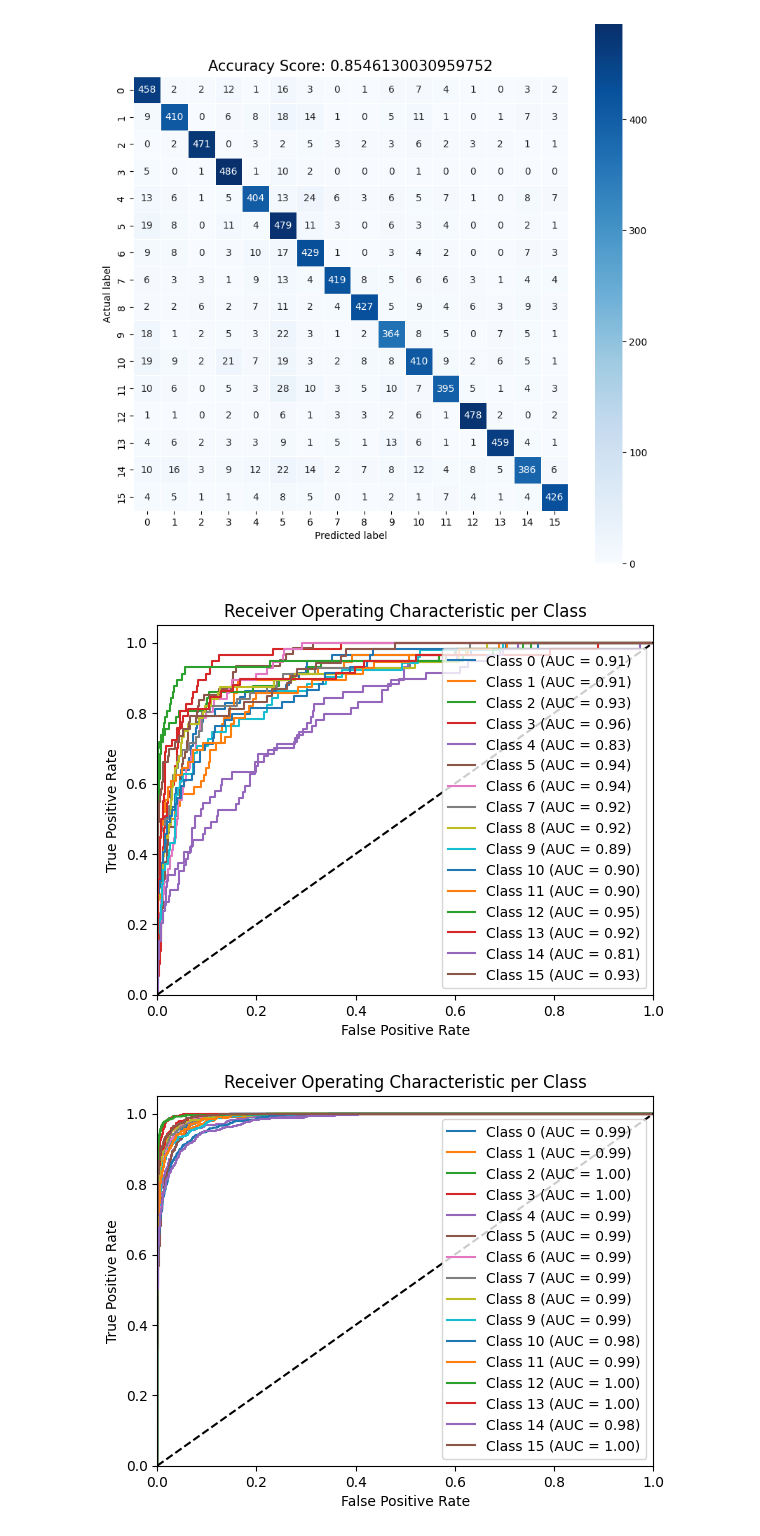
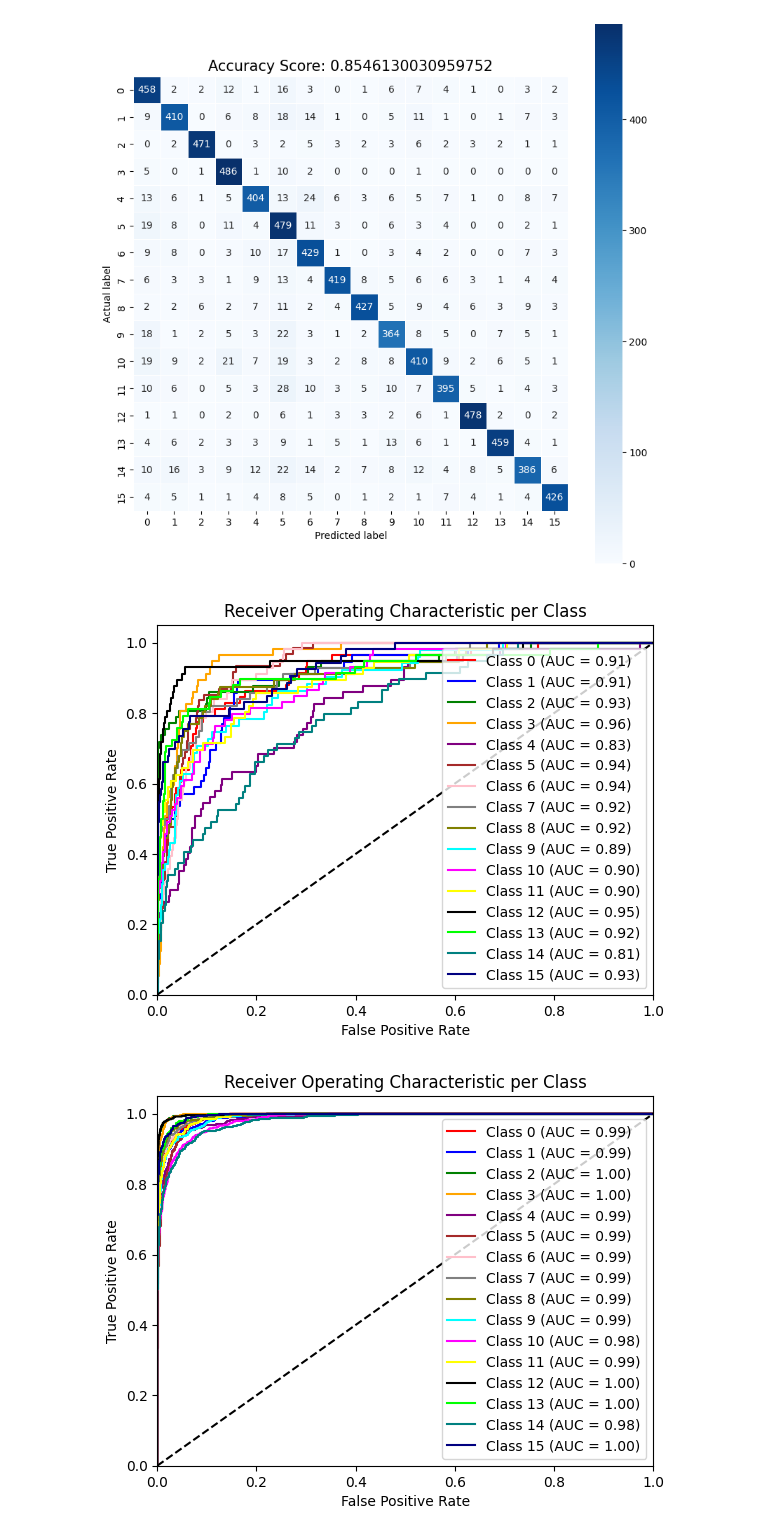
Before and after one commit to szymonsm/HackING_mISIe, a Jupyter notebook: first_model.ipynb, the cells around one changed output. Saved outputs shown, nothing was run; the diff lists cells and outputs as text; code cells hidden in the pictures.

Commit message:
added colors

```diff
--- a/first_model.ipynb
+++ b/first_model.ipynb
@@ -586,6 +586,9 @@ import matplotlib.pyplot as plt
 from sklearn.metrics import roc_curve, auc
 
 y_pred = xgb_model2.predict_proba(X_val)
+
+colors = ['red', 'blue', 'green', 'orange', 'purple', 'brown', 'pink', 'gray', 'olive', 'cyan', 'magenta', 'yellow', 'black', 'lime', 'teal', 'navy']
+
 
 y_test_bin = label_binarize(y_test, classes=[i for i in range(16)])
 
@@ -605,7 +608,7 @@ for i in range(n_classes):
 plt.figure()
 
 for i in range(n_classes):
-    plt.plot(fpr[i], tpr[i], label='Class %d (AUC = %0.2f)' % (i, roc_auc[i]))
+    plt.plot(fpr[i], tpr[i], label='Class %d (AUC = %0.2f)' % (i, roc_auc[i]), color=colors[i])
 
 plt.plot([0, 1], [0, 1], 'k--')  # Diagonal line for random classifier
 plt.xlim([0.0, 1.0])
@@ -627,33 +630,33 @@ plt.show()
 y_pred = xgb_model2.predict_proba(X_train)
 
 y_train_bin = label_binarize(y_train, classes=[i for i in range(16)])
 
 roc_auc_score(y_train_bin, y_pred, average='macro')
 
 fpr = dict()
 tpr = dict()
 roc_auc = dict()
 
 n_classes = y_train_bin.shape[1]
 
 for i in range(n_classes):
     fpr[i], tpr[i], _ = roc_curve(y_train_bin[:, i], y_pred[:, i])
     roc_auc[i] = auc(fpr[i], tpr[i])
 
 # Plot ROC curves
 plt.figure()
 
 for i in range(n_classes):
-    plt.plot(fpr[i], tpr[i], label='Class %d (AUC = %0.2f)' % (i, roc_auc[i]))
+    plt.plot(fpr[i], tpr[i], label='Class %d (AUC = %0.2f)' % (i, roc_auc[i]), color=colors[i])
 
 plt.plot([0, 1], [0, 1], 'k--')  # Diagonal line for random classifier
 plt.xlim([0.0, 1.0])
 plt.ylim([0.0, 1.05])
 plt.xlabel('False Positive Rate')
 plt.ylabel('True Positive Rate')
 plt.title('Receiver Operating Characteristic per Class')
 plt.legend(loc="lower right")
 plt.show()
 # %% [output]
-[figure, old version]
+[figure, new version]
-[figure, old version]
+[figure, new version]
```
